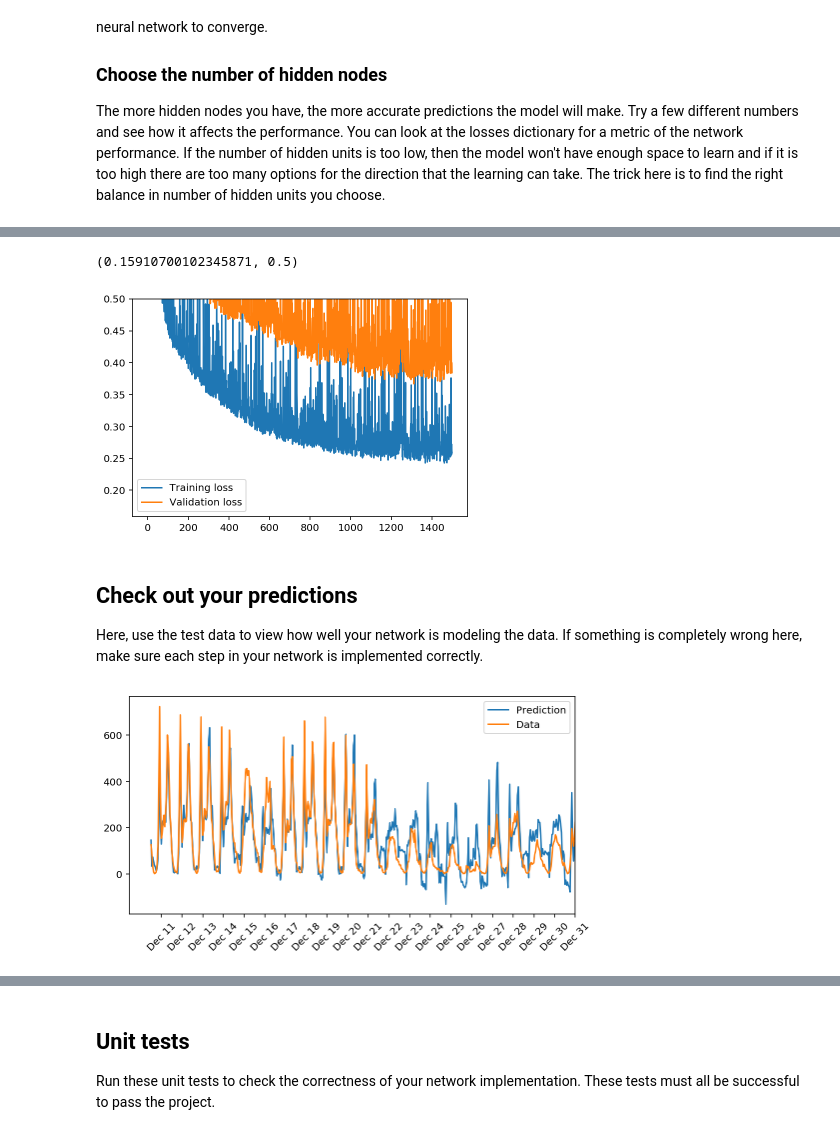
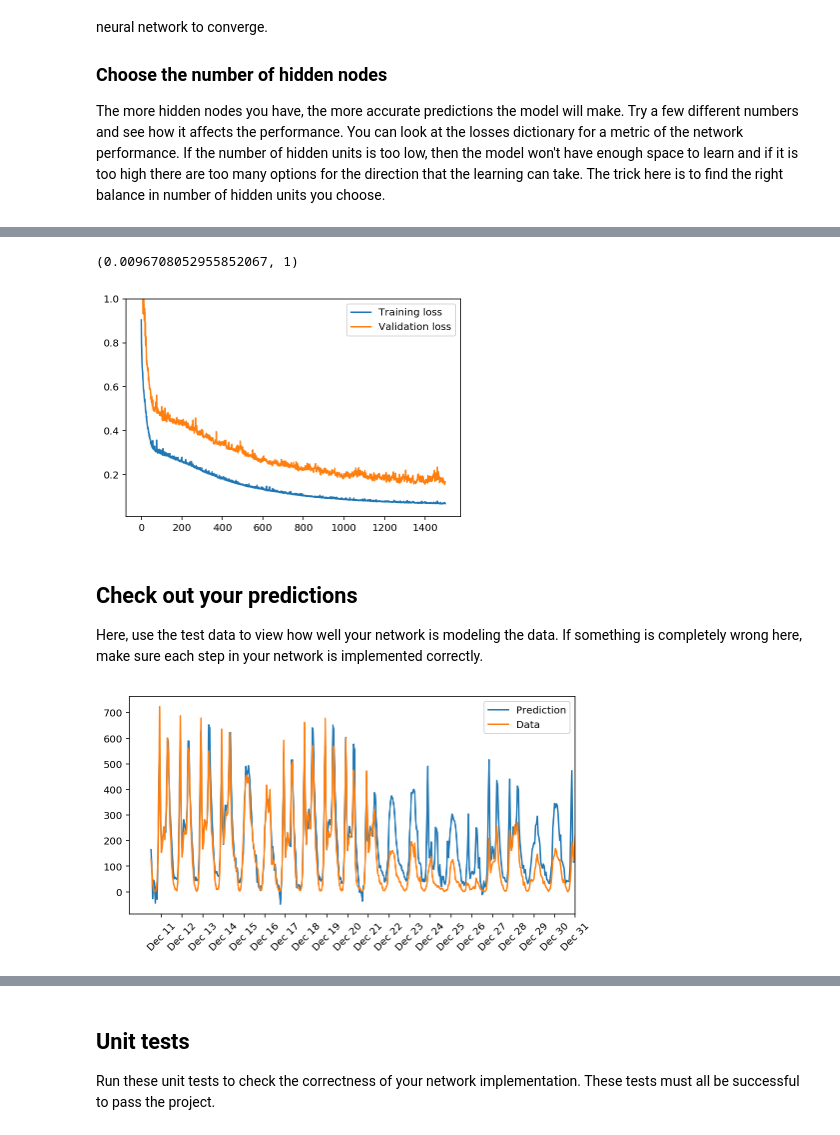
Before and after one commit to julianogalgaro/udacity, a Jupyter notebook: nd101/p1-bike-sharing/DLND Your first neural network.ipynb, the cells around one changed output, grey strips where cells are left out. Cells and saved outputs as stored; diff of their text form; code cells hidden in the pictures.

Commit message:
Fix hidden output errors calculation after review

```diff
--- a/nd101/p1-bike-sharing/DLND Your first neural network.ipynb
+++ b/nd101/p1-bike-sharing/DLND Your first neural network.ipynb
@@ -161,11 +161,10 @@ class NeuralNetwork(object):
         # TODO: Output error - Replace this value with your calculations.
         output_errors = targets - final_outputs # Output layer error is the difference between desired target and actual output.
 
-
         # TODO: Backpropagated error - Replace these values with your calculations.
         hidden_errors = np.dot(output_errors,self.weights_hidden_to_output)
         hidden_grad = hidden_outputs * (1.0 - hidden_outputs) # hidden layer gradients
-        hidden_error_term = np.dot(hidden_errors,hidden_grad)
+        hidden_error_term = hidden_grad * hidden_errors.T
 
         # TODO: Update the weights - Replace these values with your calculations.
         self.weights_hidden_to_output +=  self.lr * output_errors * hidden_outputs.T # update hidden-to-output weights with gradient descent step
@@ -209,8 +208,8 @@ import sys
 
 ### Set the hyperparameters here ###
 epochs = 1500
-learning_rate = 0.0190
-hidden_nodes = 48
+learning_rate = 0.01
+hidden_nodes = 8
 output_nodes = 1
 
 N_i = train_features.shape[1]
@@ -238,11 +237,11 @@ Progress: 99.9% ... Training loss: 0.258 ... Validation loss: 0.384
 # %%
 plt.plot(losses['train'], label='Training loss')
 plt.plot(losses['validation'], label='Validation loss')
 plt.legend()
-plt.ylim(ymax=0.5)
+plt.ylim(ymax=1)
 # %% [output]
-(0.15910700102345871, 0.5)
+(0.0096708052955852067, 1)
-[figure, old version]
+[figure, new version]
 # %% [markdown]
 ## Check out your predictions
 
@@ -262,7 +261,7 @@ dates = dates.apply(lambda d: d.strftime('%b %d'))
 ax.set_xticks(np.arange(len(dates))[12::24])
 _ = ax.set_xticklabels(dates[12::24], rotation=45)
 # %% [output]
-[figure, old version]
+[figure, new version]
 # %% [markdown]
 ## OPTIONAL: Thinking about your results(this question will not be evaluated in the rubric).
 
```
Also changed, not shown: parts of 3 cells of this notebook, 1 other file.
